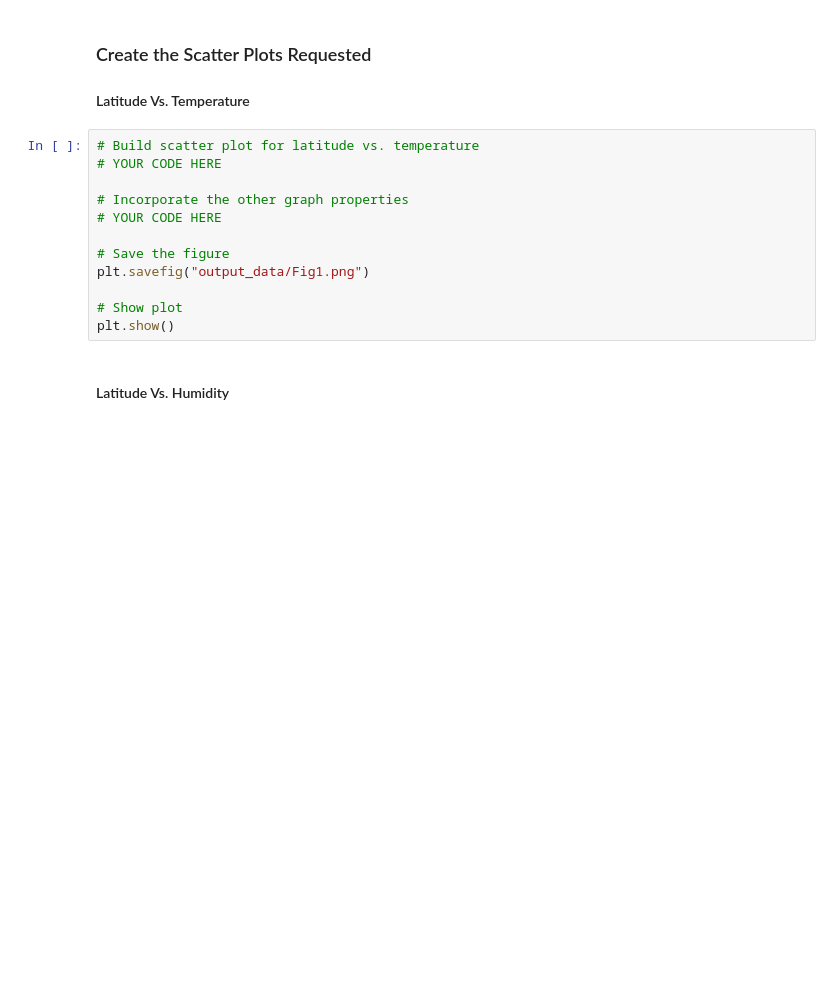
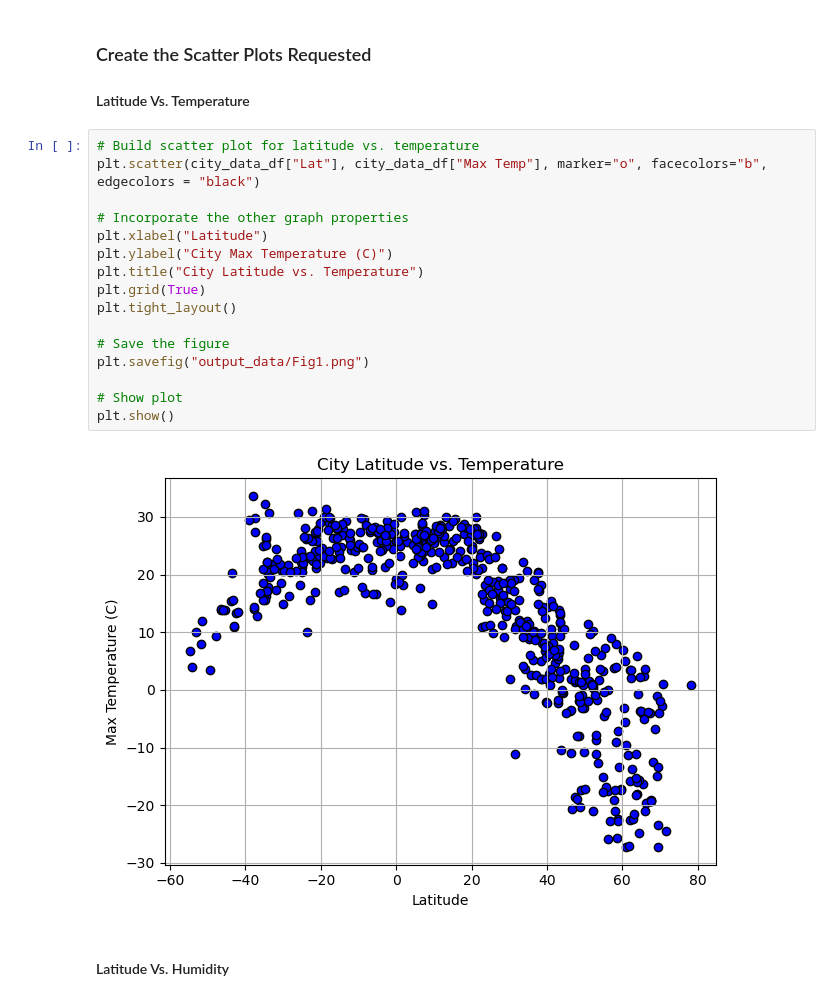
Before and after one commit to meehal0203/Python-api-challenge, a Jupyter notebook: WeatherPy/WeatherPy.ipynb, the cells around one changed output. Saved outputs shown, nothing was run; the diff lists cells and outputs as text; blank space fills up the shorter version.

```diff
--- a/WeatherPy/WeatherPy.ipynb
+++ b/WeatherPy/WeatherPy.ipynb
@@ -157,16 +215,22 @@ city_data_df.head()
 #### Latitude Vs. Temperature
 # %%
 # Build scatter plot for latitude vs. temperature
-# YOUR CODE HERE
+plt.scatter(city_data_df["Lat"], city_data_df["Max Temp"], marker="o", facecolors="b", edgecolors = "black")
 
 # Incorporate the other graph properties
-# YOUR CODE HERE
+plt.xlabel("Latitude")
+plt.ylabel("City Max Temperature (C)")
+plt.title("City Latitude vs. Temperature")
+plt.grid(True)
+plt.tight_layout()
 
 # Save the figure
 plt.savefig("output_data/Fig1.png")
 
 # Show plot
 plt.show()
+# %% [output]
+[figure, added]
 # %% [markdown]
 #### Latitude Vs. Humidity
 # %%
```
Also changed, not shown: parts of 39 cells of this notebook, 6 other files.
